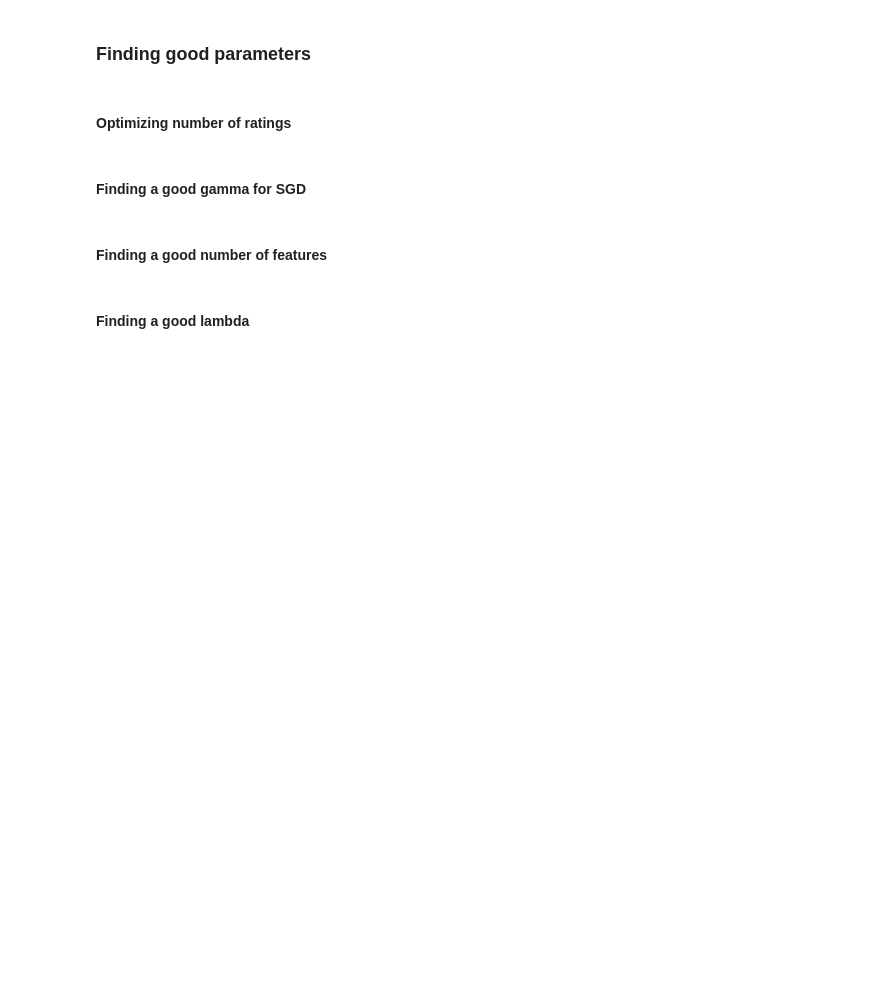
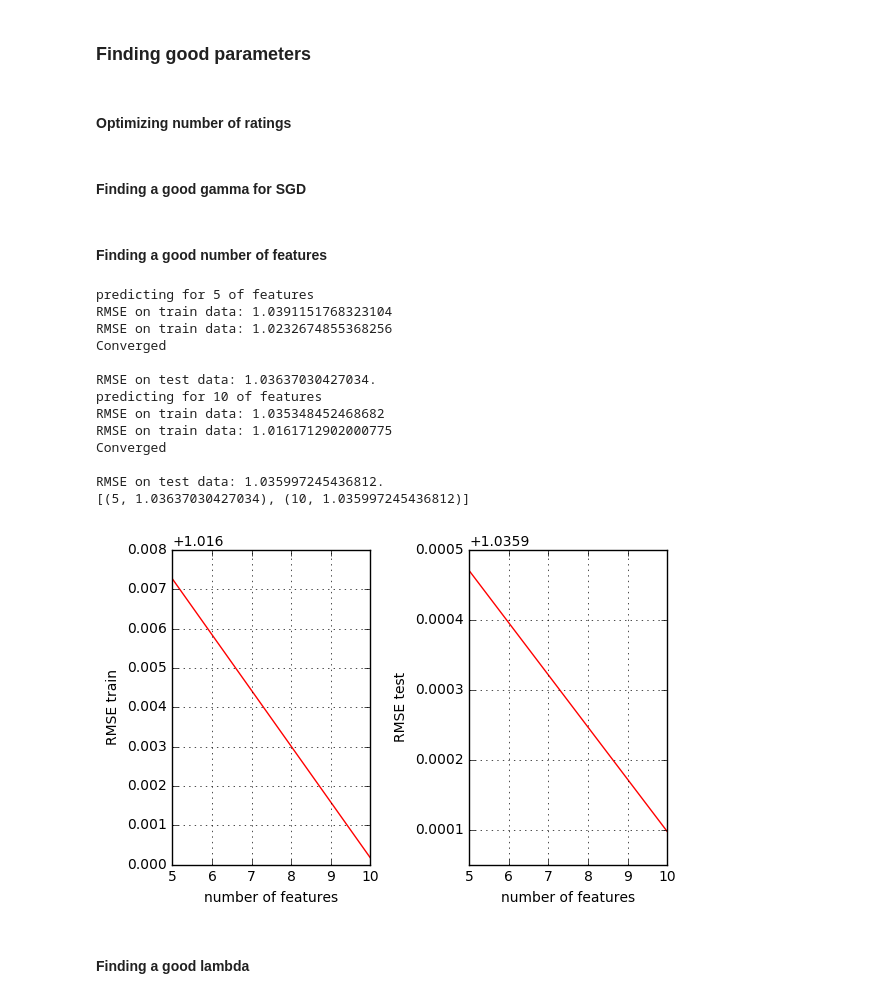
Before and after one commit to lbaligand/netflix-recommender-PCML, a Jupyter notebook: Script/script.ipynb, the cells around one changed output. Saved outputs shown, nothing was run; the diff lists cells and outputs as text; code cells hidden in the pictures; blank space fills up the shorter version.

```diff
--- a/Script/script.ipynb
+++ b/Script/script.ipynb
@@ -60,9 +59,25 @@ print("rmse_test_array:{}".format(rmse_test_array))
 #### Finding a good number of features
 # %%
 num_features_array=[5,10,20,30,40,50,60,70,80,90,100,120,140,160,180,200,240,280,320,360,400]
+
 rmse_train_array,rmse_test_array,item_features_array,user_features_array=finding_num_features(train,test,num_features_array)
-list(zip(num_features_array,rmse_test_array))
-plot_num_features(num_features_array,rmse_train_array, rmse_test_array):
+print(list(zip(num_features_array,rmse_test_array)))
+plot_num_features(num_features_array,rmse_train_array, rmse_test_array)
+# %% [output]
+predicting for 5 of features
+RMSE on train data: 1.0391151768323104
+RMSE on train data: 1.0232674855368256
+Converged
+
+RMSE on test data: 1.03637030427034.
+predicting for 10 of features
+RMSE on train data: 1.035348452468682
+RMSE on train data: 1.0161712902000775
+Converged
+
+RMSE on test data: 1.035997245436812.
+[(5, 1.03637030427034), (10, 1.035997245436812)]
+[figure, added]
 # %% [markdown]
 #### Finding a good lambda
 # %%
```
Also changed, not shown: parts of 4 cells of this notebook, 3 other files.
